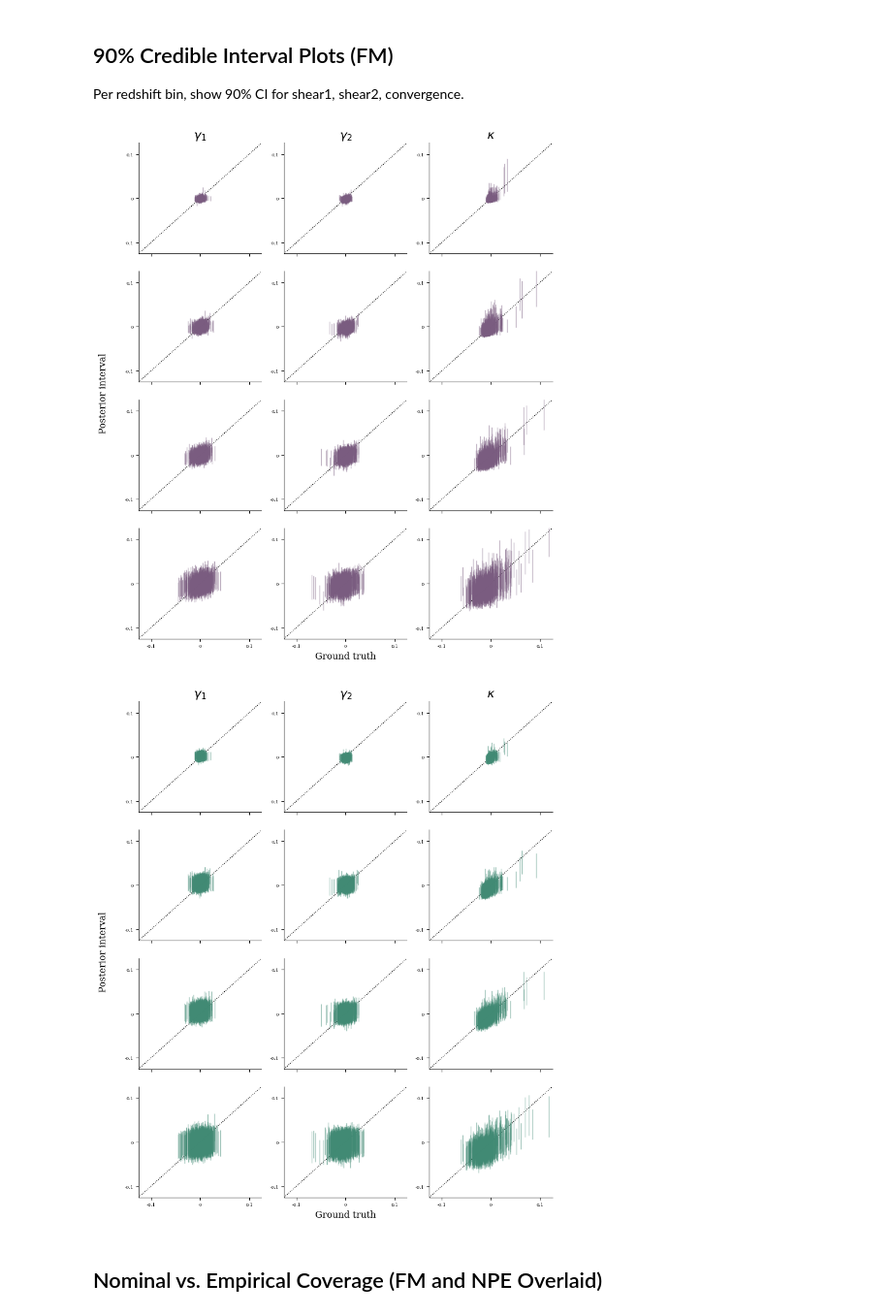
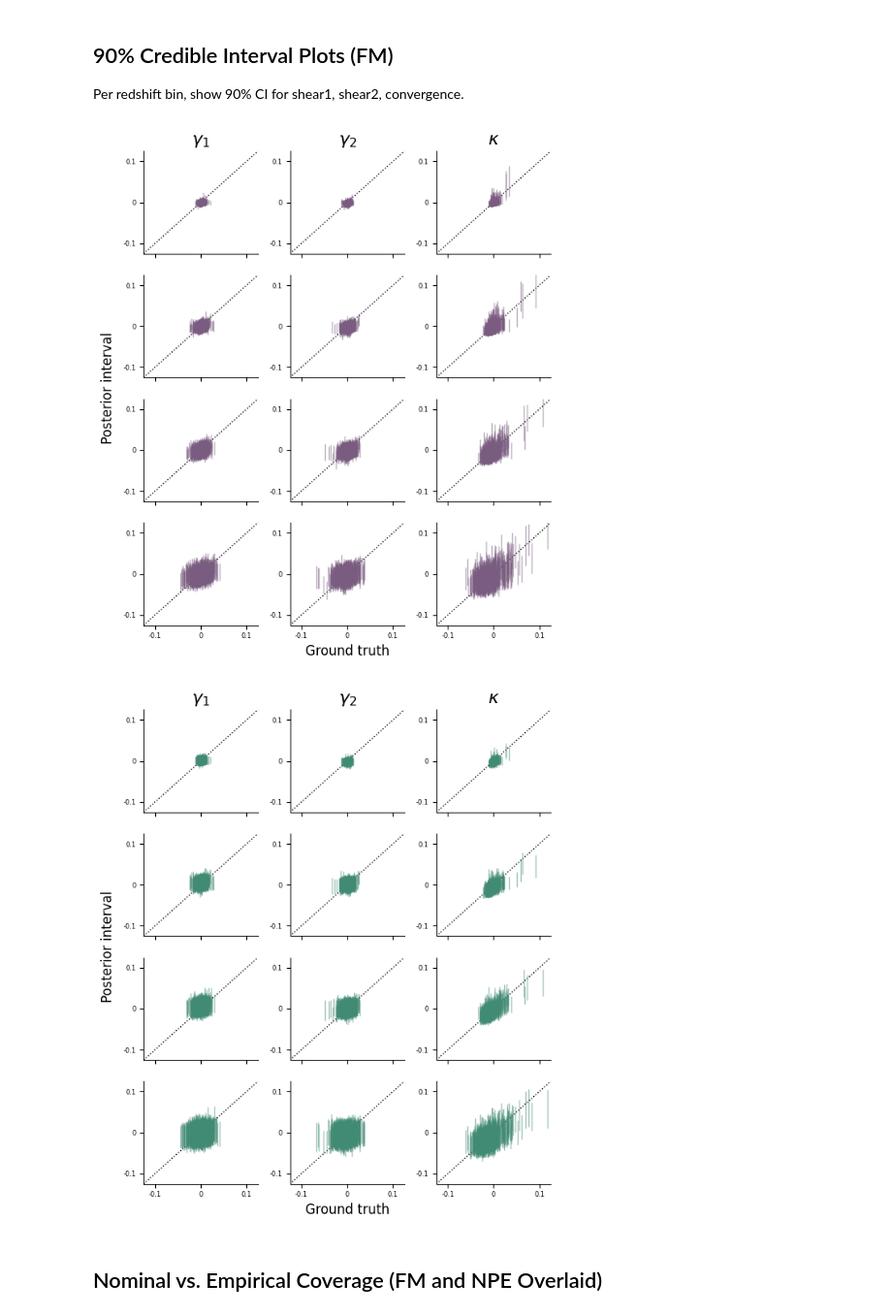
Before and after one commit to prob-ml/blissWL, a Jupyter notebook: images_to_maps/dc2/results/flowmatching.ipynb, the cells around one changed output. Shown at 97% size. Cells and saved outputs as stored; diff of their text form; code cells hidden in the pictures.

```diff
--- a/images_to_maps/dc2/results/flowmatching.ipynb
+++ b/images_to_maps/dc2/results/flowmatching.ipynb
@@ -11,7 +7,7 @@ from hydra import compose, initialize
 from hydra.utils import instantiate
 from scipy.stats import kendalltau, spearmanr
 
-plt.rcParams["font.family"] = "serif"
+plt.rcParams["font.family"] = "sans-serif"
 
 import lightning as L
 from lightning.pytorch.utilities import move_data_to_device
@@ -308,7 +304,7 @@ extent = [
 vmin = -0.065
 vmax = 0.065
 fontsize = 12
-ticklabelsize = 6
+ticklabelsize = 10
 interpolation = "none"
 
 torch.manual_seed(42)
@@ -336,17 +332,17 @@ for b in range(num_bins):
                                   interpolation=interpolation, vmin=vmin, vmax=vmax, cmap="coolwarm")
 
 _ = ax[0, 0].set_title(r"True $\kappa$", fontsize=fontsize, pad=10)
-_ = ax[0, 1].set_title("Mean", fontsize=fontsize, pad=10)
-_ = ax[0, 2].set_title("Sample", fontsize=fontsize, pad=10)
-_ = ax[0, 3].set_title("Sample", fontsize=fontsize, pad=10)
-_ = ax[0, 4].set_title("Sample", fontsize=fontsize, pad=10)
-_ = ax[0, 5].set_title("Mean", fontsize=fontsize, pad=10)
-_ = ax[0, 6].set_title("Sample", fontsize=fontsize, pad=10)
-_ = ax[0, 7].set_title("Sample", fontsize=fontsize, pad=10)
-_ = ax[0, 8].set_title("Sample", fontsize=fontsize, pad=10)
+_ = ax[0, 1].set_title("Posterior mean", fontsize=fontsize, pad=10)
+_ = ax[0, 2].set_title("Posterior sample", fontsize=fontsize, pad=10)
+_ = ax[0, 3].set_title("Posterior sample", fontsize=fontsize, pad=10)
+_ = ax[0, 4].set_title("Posterior sample", fontsize=fontsize, pad=10)
+_ = ax[0, 5].set_title("Posterior mean", fontsize=fontsize, pad=10)
+_ = ax[0, 6].set_title("Posterior sample", fontsize=fontsize, pad=10)
+_ = ax[0, 7].set_title("Posterior sample", fontsize=fontsize, pad=10)
+_ = ax[0, 8].set_title("Posterior sample", fontsize=fontsize, pad=10)
 
 for b in range(num_bins):
-    _ = ax[b, 0].set_ylabel(f"Bin {b + 1}", fontsize=fontsize, rotation=0, labelpad=25, y=0.425)
+    _ = ax[b, 0].set_ylabel(f"Bin {b + 1}", fontsize=fontsize, rotation=0, labelpad=30, y=0.425)
 
 fig.subplots_adjust(right=0.95)
 cbar_ax = fig.add_axes([0.975, 0.05, 0.01, 0.9])
@@ -359,5 +355,6 @@ for a in ax.flat:
     a.set_xticks([])
     a.set_yticks([])
 
-fig.savefig("figures/posteriormeanconvergencemaps_npe_fm.png", dpi=600, transparent=True, bbox_inches="tight", pad_inches=0)
+fig.savefig("figures/posteriormeanconvergencemaps_npe_fm.png",
+            dpi=600, transparent=True, bbox_inches="tight", pad_inches=0)
 # %% [output]
@@ -542,7 +539,7 @@ interval_idx = 17  # 90% credible interval
 np.random.seed(0)
 indexes = np.random.choice(len(test_dl) * 64, 500, replace=False)
 
-fig, ax = plt.subplots(num_bins, 3, figsize=(8.5, 10))
+fig, ax = plt.subplots(num_bins, 3, figsize=(6, 7))
 
 for b in range(num_bins):
     # Shear 1
@@ -597,14 +594,14 @@ _ = ax[1, 0].yaxis.set_label_coords(-0.25, -0.1)
 fig.tight_layout()
 fig.savefig("figures/credibleintervals_fm.png", dpi=600, transparent=True, bbox_inches="tight", pad_inches=0)
 # %% [output]
-[figure, old version]
+[figure, new version]
 # %%
 ci_npe_color = "#418a74"
 
 np.random.seed(0)
 npe_indexes = np.random.choice(len(test_dl) * 64, 500, replace=False)
 
-fig, ax = plt.subplots(num_bins, 3, figsize=(8.5, 10))
+fig, ax = plt.subplots(num_bins, 3, figsize=(6, 7))
 
 for b in range(num_bins):
     # Shear 1
@@ -632,34 +629,34 @@ for b in range(num_bins):
     for i in range(len(npe_indexes)):
         _ = ax[b, 2].vlines(
             x=npe_k_true_flat.flatten(0, 1)[npe_indexes[i], b].cpu(),
             ymin=npe_k_ci_lower.flatten(0, 1)[npe_indexes[i], b, interval_idx].cpu(),
             ymax=npe_k_ci_upper.flatten(0, 1)[npe_indexes[i], b, interval_idx].cpu(),
             alpha=ci_alpha, color=ci_npe_color, linewidths=1,
         )
 
     for a in ax[b]:
         _ = a.spines[["top", "right"]].set_visible(False)
         _ = a.set_xlim(ci_axmin, ci_axmax)
         _ = a.set_ylim(ci_axmin, ci_axmax)
         _ = a.set_xticks([-0.1, 0, 0.1], [-0.1, 0, 0.1])
         _ = a.set_yticks([-0.1, 0, 0.1], [-0.1, 0, 0.1])
         _ = a.tick_params(axis="both", which="major", labelsize=ci_ticklabelsize)
 
     if b < num_bins - 1:
         for a in ax[b]:
             _ = a.set_xticklabels([])
 
 _ = ax[0, 0].set_title(r"$\gamma_1$", fontsize=16)
 _ = ax[0, 1].set_title(r"$\gamma_2$", fontsize=16)
 _ = ax[0, 2].set_title(r"$\kappa$", fontsize=16)
 _ = ax[num_bins - 1, 1].set_xlabel("Ground truth", fontsize=ci_fontsize)
 _ = ax[1, 0].set_ylabel("Posterior interval", fontsize=ci_fontsize)
 _ = ax[1, 0].yaxis.set_label_coords(-0.25, -0.1)
 
 fig.tight_layout()
 fig.savefig("figures/credibleintervals_npe.png", dpi=600, transparent=True, bbox_inches="tight", pad_inches=0)
 # %% [output]
-[figure, old version]
+[figure, new version]
 # %% [markdown]
 ## Nominal vs. Empirical Coverage (FM and NPE Overlaid)
 # %%
```
Also changed, not shown: parts of 4 cells of this notebook, 1 other file.
